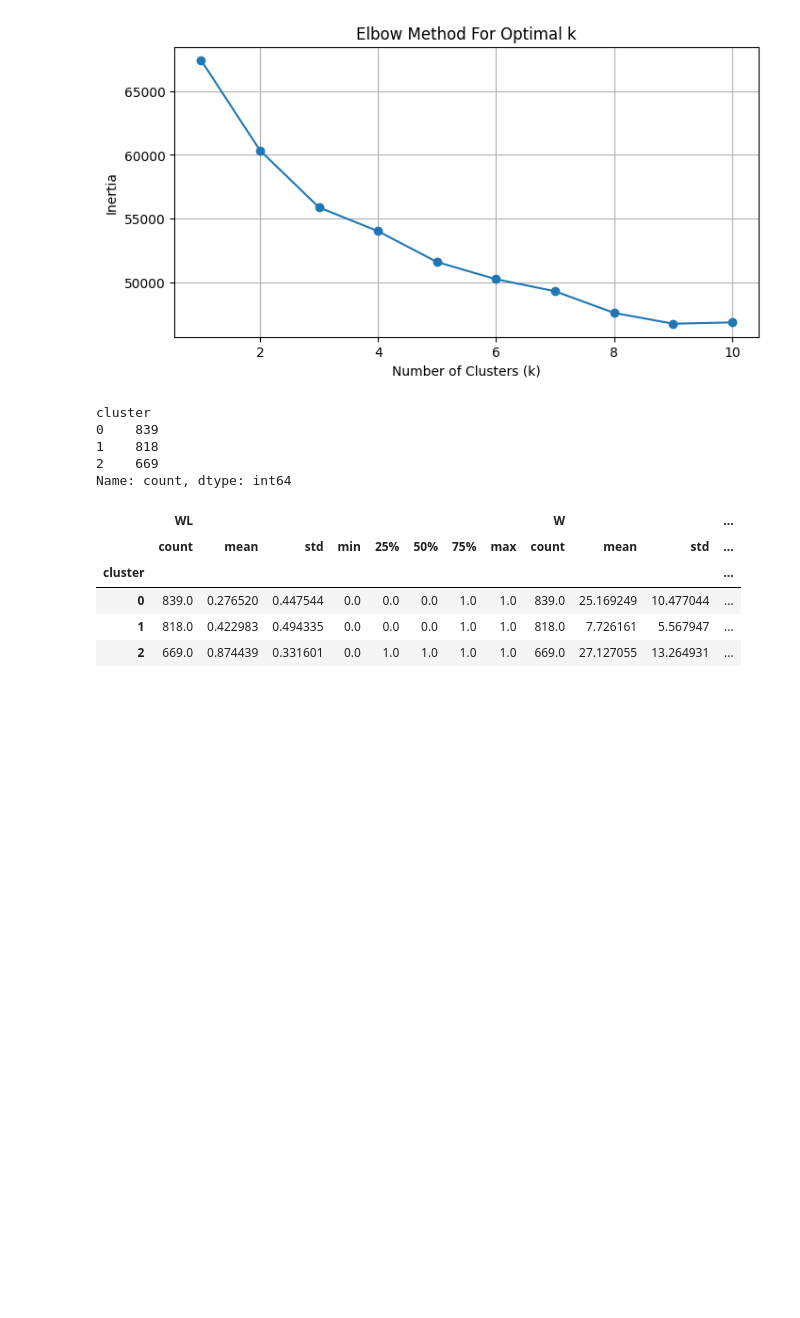
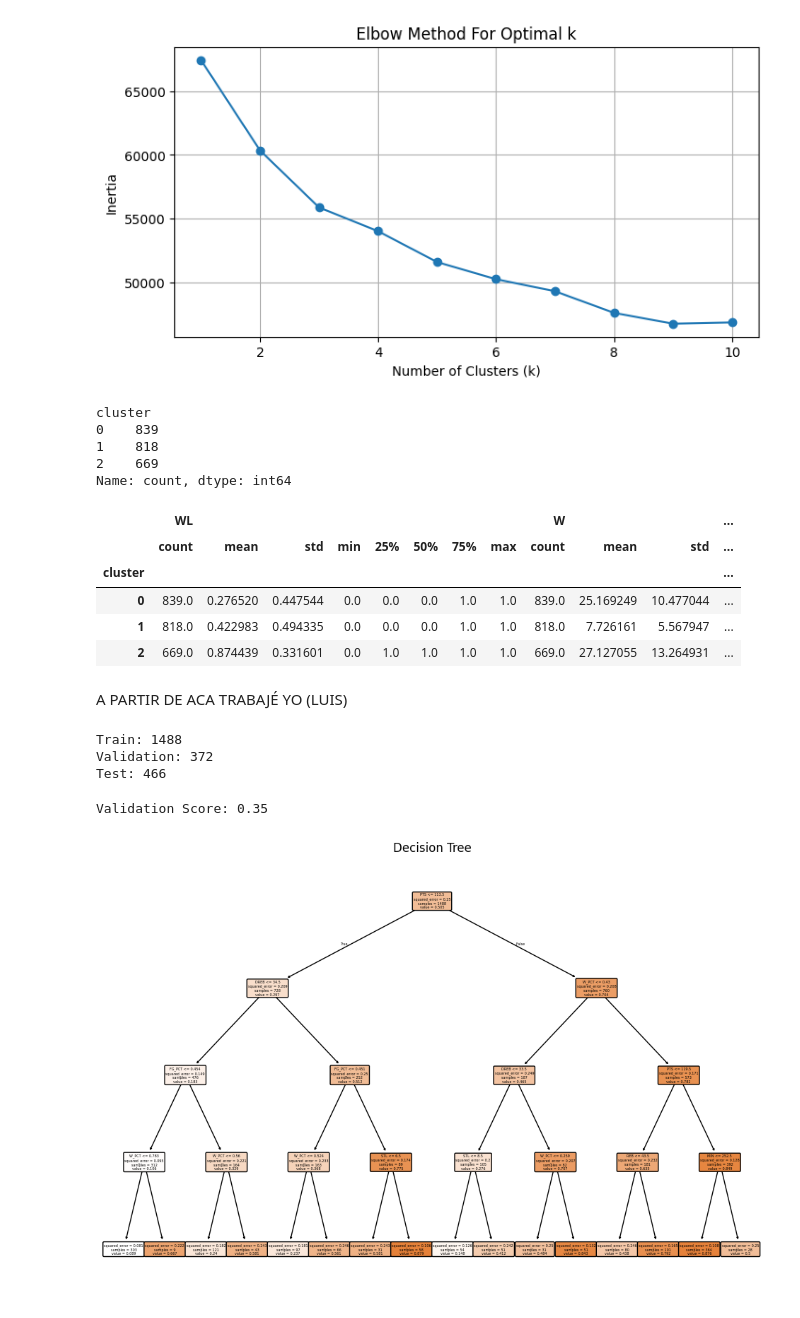
Before and after one commit to Davidp1905/Proyecto_Final_IA, a Jupyter notebook: EDA/EDA.ipynb, the cells around one changed output. Saved outputs shown, nothing was run; the diff lists cells and outputs as text; code cells hidden in the pictures; blank space fills up the shorter version.

```diff
--- a/EDA/EDA.ipynb
+++ b/EDA/EDA.ipynb
@@ -484,3 +484,23 @@ df_clustering.groupby('cluster').describe()
 # %%
 # Para el arbol pasar las categorias (usar el de categorias)
 # Para el otro vaino, los números?
+# %% [markdown]
+A PARTIR DE ACA TRABAJÉ YO (LUIS)
+# %%
+y = games2['WL']
+X = games2.drop(columns=['WL'])
+
+# Paso 1: 80% entrenamiento, 20% test
+X_train, X_test, y_train, y_test = train_test_split(X, y, test_size=0.2, random_state=42)
+
+# Paso 2: del 80%, 80% entrenamiento, 20% validación
+X_train, X_val, y_train, y_val = train_test_split(X_train, y_train, test_size=0.2, random_state=42)
+
+# Paso 3: Verificar tamaños
+print(f"Train: {len(X_train)}")
+print(f"Validation: {len(X_val)}")
+print(f"Test: {len(X_test)}")
+# %% [output]
+Train: 1488
+Validation: 372
+Test: 466
@@ -486,0 +517,20 @@ df_clustering.groupby('cluster').describe()
+# %%
+# Crear el modelo
+model = DecisionTreeRegressor(max_depth=4, random_state=42)
+
+# Entrenar el modelo
+model.fit(X_train, y_train)
+
+# Evaluar el modelo en el conjunto de validación
+val_score = model.score(X_val, y_val)
+print(f"Validation Score: {val_score:.2f}")
+# %% [output]
+Validation Score: 0.35
+# %%
+# Graficar el árbol de decisión
+plt.figure(figsize=(12, 8))
+plot_tree(model, feature_names=X.columns, filled=True, rounded=True)
+plt.title("Decision Tree")
+plt.show()
+# %% [output]
+[figure, added]
```
Also changed, not shown: parts of 4 cells of this notebook, 3 other files.
